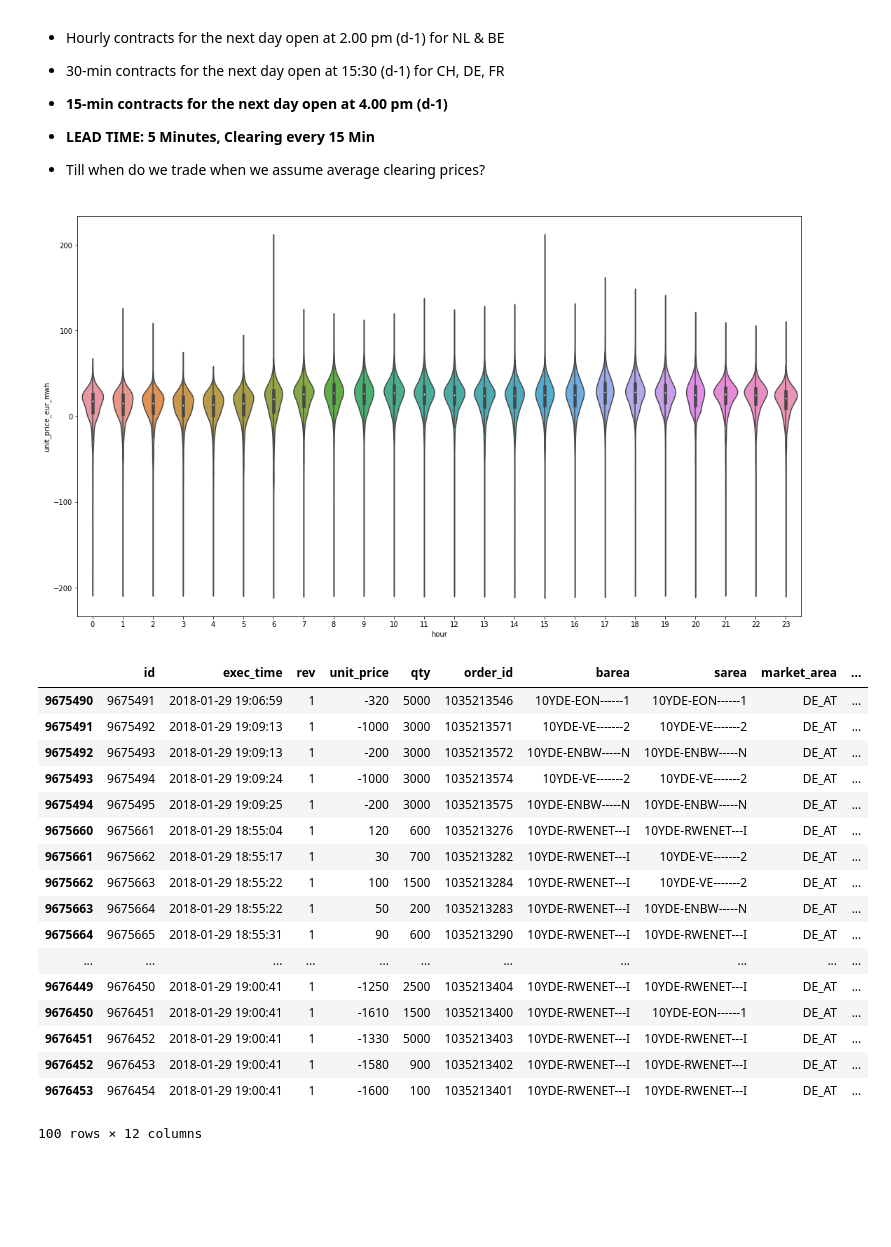
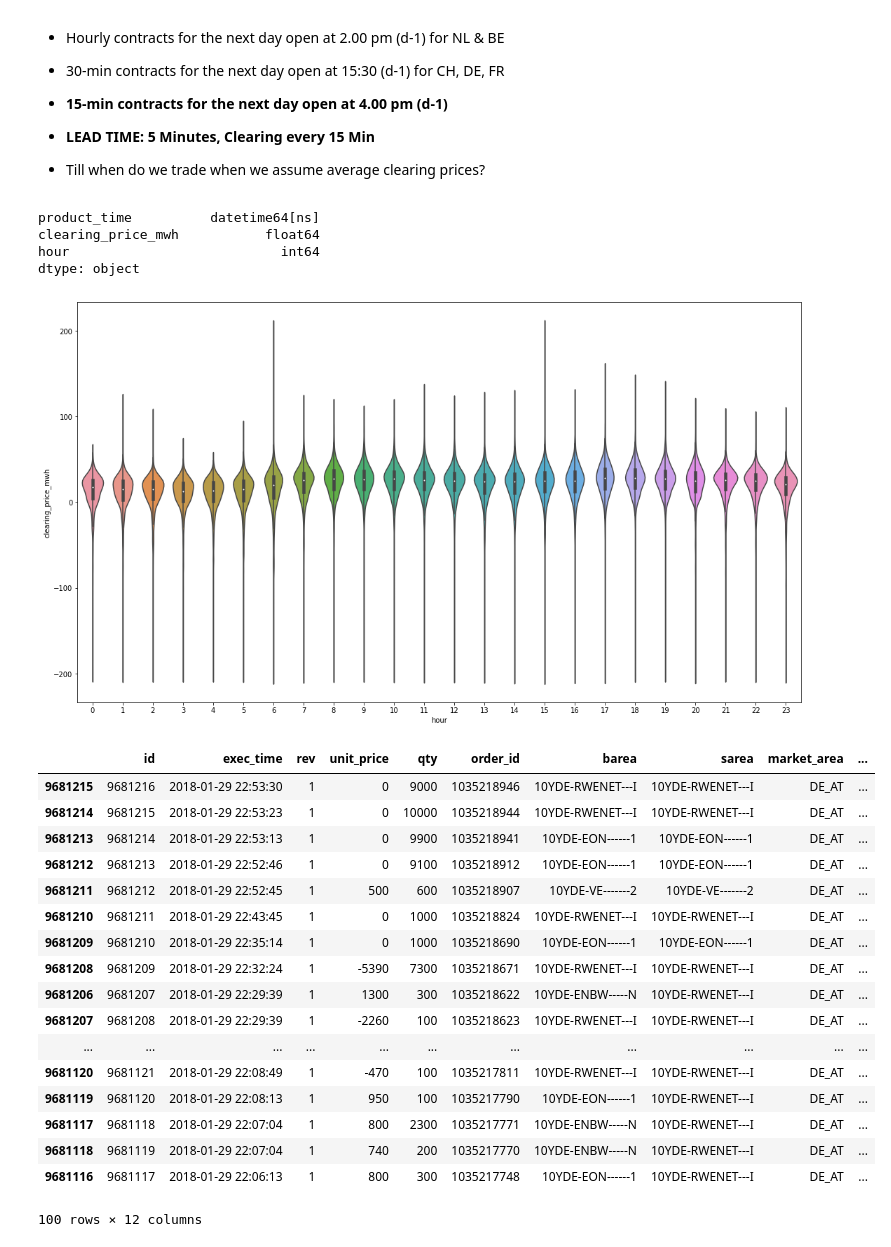
Before and after one commit to indyfree/FleetSim, a Jupyter notebook: notebooks/04-Intraday-Market.ipynb, the cells around one changed output. Saved outputs shown, nothing was run; the diff lists cells and outputs as text; code cells hidden in the pictures; blank space fills up the shorter version.

```diff
--- a/notebooks/04-Intraday-Market.ipynb
+++ b/notebooks/04-Intraday-Market.ipynb
@@ -30,36 +30,41 @@ __EPEX Intraday continous market__
 - Till when do we trade when we assume average clearing prices?
 # %%
 df = loader.load_intraday_prices()
-df["hour"] = df["delivery_date"].dt.hour
+df["hour"] = df["product_time"].dt.hour
 
 # Clip for better visibility of plots
-df["unit_price_eur_mwh"] = df["unit_price_eur_mwh"].clip(-200,200)
+df["clearing_price_mwh"] = df["clearing_price_mwh"].clip(-200,200)
 
 f, ax = plt.subplots(1, 1)
 f.set_size_inches(18.5, 10.5)
-sns.violinplot(x="hour", y="unit_price_eur_mwh", data=df, ax=ax);
+sns.violinplot(x="hour", y="clearing_price_mwh", data=df, ax=ax);
+print(df.dtypes)
 # %% [output]
+product_time          datetime64[ns]
+clearing_price_mwh           float64
+hour                           int64
+dtype: object
 [figure]
 # %%
 q = pd.read_pickle("../data/processed/procom_Q.pkl")
 
-q[q["exec_time"] > '2018-01-29 18:55:00'].head(100)
+q[(q["exec_time"] > '2018-01-29') & (q["exec_time"] < '2018-01-30')].sort_values(['product_time', 'exec_time'], ascending=[True, False]).head(100)
 # %% [output]
 |  | id | exec_time | rev | unit_price | qty | order_id | barea | sarea | market_area | ... |
-| 9675490 | 9675491 | 2018-01-29 19:06:59 | 1 | -320 | 5000 | 1035213546 | 10YDE-EON------1 | 10YDE-EON------1 | DE_AT | ... |
-| 9675491 | 9675492 | 2018-01-29 19:09:13 | 1 | -1000 | 3000 | 1035213571 | 10YDE-VE-------2 | 10YDE-VE-------2 | DE_AT | ... |
-| 9675492 | 9675493 | 2018-01-29 19:09:13 | 1 | -200 | 3000 | 1035213572 | 10YDE-ENBW-----N | 10YDE-ENBW-----N | DE_AT | ... |
-| 9675493 | 9675494 | 2018-01-29 19:09:24 | 1 | -1000 | 3000 | 1035213574 | 10YDE-VE-------2 | 10YDE-VE-------2 | DE_AT | ... |
-| 9675494 | 9675495 | 2018-01-29 19:09:25 | 1 | -200 | 3000 | 1035213575 | 10YDE-ENBW-----N | 10YDE-ENBW-----N | DE_AT | ... |
-| 9675660 | 9675661 | 2018-01-29 18:55:04 | 1 | 120 | 600 | 1035213276 | 10YDE-RWENET---I | 10YDE-RWENET---I | DE_AT | ... |
-| 9675661 | 9675662 | 2018-01-29 18:55:17 | 1 | 30 | 700 | 1035213282 | 10YDE-RWENET---I | 10YDE-VE-------2 | DE_AT | ... |
-| 9675662 | 9675663 | 2018-01-29 18:55:22 | 1 | 100 | 1500 | 1035213284 | 10YDE-RWENET---I | 10YDE-VE-------2 | DE_AT | ... |
-| 9675663 | 9675664 | 2018-01-29 18:55:22 | 1 | 50 | 200 | 1035213283 | 10YDE-RWENET---I | 10YDE-ENBW-----N | DE_AT | ... |
-| 9675664 | 9675665 | 2018-01-29 18:55:31 | 1 | 90 | 600 | 1035213290 | 10YDE-RWENET---I | 10YDE-RWENET---I | DE_AT | ... |
+| 9681215 | 9681216 | 2018-01-29 22:53:30 | 1 | 0 | 9000 | 1035218946 | 10YDE-RWENET---I | 10YDE-RWENET---I | DE_AT | ... |
+| 9681214 | 9681215 | 2018-01-29 22:53:23 | 1 | 0 | 10000 | 1035218944 | 10YDE-RWENET---I | 10YDE-RWENET---I | DE_AT | ... |
+| 9681213 | 9681214 | 2018-01-29 22:53:13 | 1 | 0 | 9900 | 1035218941 | 10YDE-EON------1 | 10YDE-EON------1 | DE_AT | ... |
+| 9681212 | 9681213 | 2018-01-29 22:52:46 | 1 | 0 | 9100 | 1035218912 | 10YDE-EON------1 | 10YDE-EON------1 | DE_AT | ... |
+| 9681211 | 9681212 | 2018-01-29 22:52:45 | 1 | 500 | 600 | 1035218907 | 10YDE-VE-------2 | 10YDE-VE-------2 | DE_AT | ... |
+| 9681210 | 9681211 | 2018-01-29 22:43:45 | 1 | 0 | 1000 | 1035218824 | 10YDE-RWENET---I | 10YDE-RWENET---I | DE_AT | ... |
+| 9681209 | 9681210 | 2018-01-29 22:35:14 | 1 | 0 | 1000 | 1035218690 | 10YDE-EON------1 | 10YDE-EON------1 | DE_AT | ... |
+| 9681208 | 9681209 | 2018-01-29 22:32:24 | 1 | -5390 | 7300 | 1035218671 | 10YDE-RWENET---I | 10YDE-RWENET---I | DE_AT | ... |
+| 9681206 | 9681207 | 2018-01-29 22:29:39 | 1 | 1300 | 300 | 1035218622 | 10YDE-ENBW-----N | 10YDE-RWENET---I | DE_AT | ... |
+| 9681207 | 9681208 | 2018-01-29 22:29:39 | 1 | -2260 | 100 | 1035218623 | 10YDE-RWENET---I | 10YDE-RWENET---I | DE_AT | ... |
 | ... | ... | ... | ... | ... | ... | ... | ... | ... | ... | ... |
-| 9676449 | 9676450 | 2018-01-29 19:00:41 | 1 | -1250 | 2500 | 1035213404 | 10YDE-RWENET---I | 10YDE-RWENET---I | DE_AT | ... |
-| 9676450 | 9676451 | 2018-01-29 19:00:41 | 1 | -1610 | 1500 | 1035213400 | 10YDE-RWENET---I | 10YDE-EON------1 | DE_AT | ... |
-| 9676451 | 9676452 | 2018-01-29 19:00:41 | 1 | -1330 | 5000 | 1035213403 | 10YDE-RWENET---I | 10YDE-RWENET---I | DE_AT | ... |
-| 9676452 | 9676453 | 2018-01-29 19:00:41 | 1 | -1580 | 900 | 1035213402 | 10YDE-RWENET---I | 10YDE-RWENET---I | DE_AT | ... |
-| 9676453 | 9676454 | 2018-01-29 19:00:41 | 1 | -1600 | 100 | 1035213401 | 10YDE-RWENET---I | 10YDE-RWENET---I | DE_AT | ... |
+| 9681120 | 9681121 | 2018-01-29 22:08:49 | 1 | -470 | 100 | 1035217811 | 10YDE-RWENET---I | 10YDE-RWENET---I | DE_AT | ... |
+| 9681119 | 9681120 | 2018-01-29 22:08:13 | 1 | 950 | 100 | 1035217790 | 10YDE-EON------1 | 10YDE-RWENET---I | DE_AT | ... |
+| 9681117 | 9681118 | 2018-01-29 22:07:04 | 1 | 800 | 2300 | 1035217771 | 10YDE-ENBW-----N | 10YDE-RWENET---I | DE_AT | ... |
+| 9681118 | 9681119 | 2018-01-29 22:07:04 | 1 | 740 | 200 | 1035217770 | 10YDE-ENBW-----N | 10YDE-RWENET---I | DE_AT | ... |
+| 9681116 | 9681117 | 2018-01-29 22:06:13 | 1 | 800 | 300 | 1035217748 | 10YDE-EON------1 | 10YDE-RWENET---I | DE_AT | ... |
 100 rows × 12 columns
```
Also changed, not shown: 1 other file.
